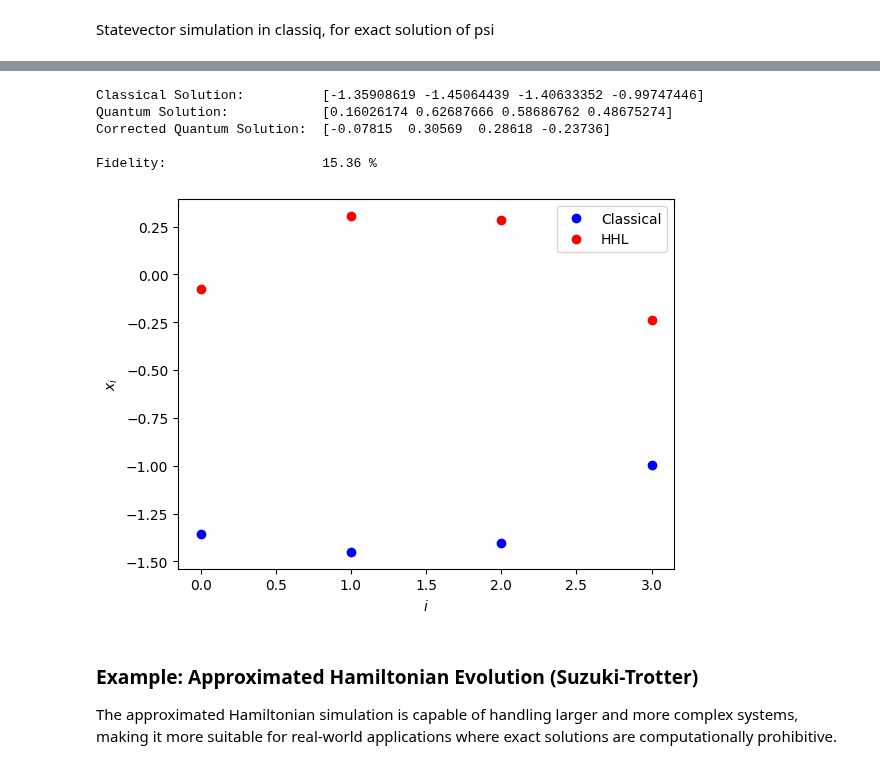
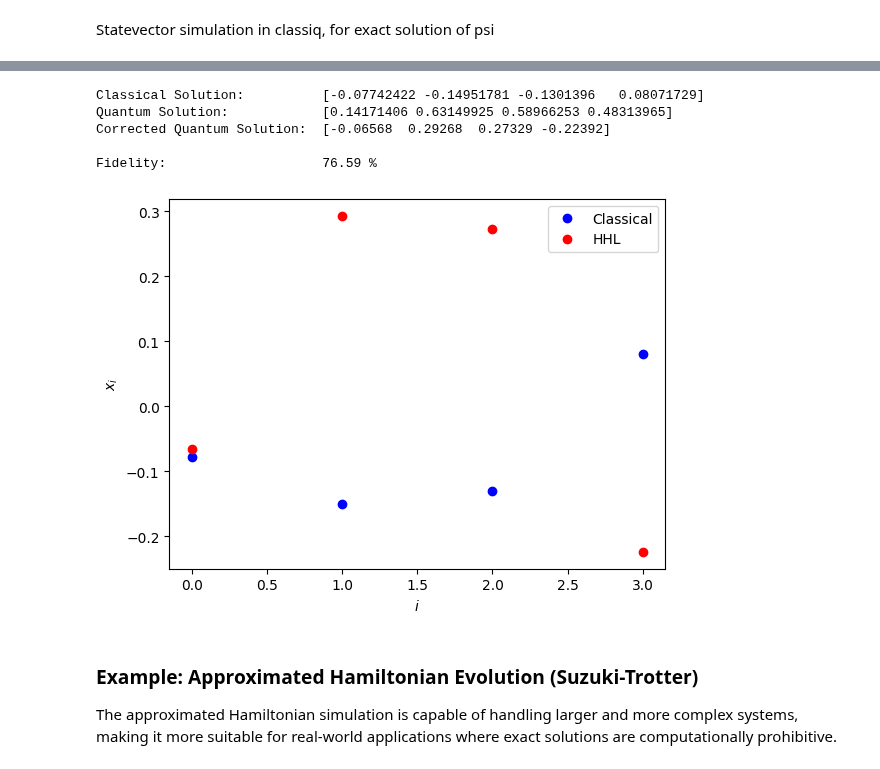
Before and after one commit to Weidsn/Quantum_Computational_Fluid_Dynamics, a Jupyter notebook: Stream function vorticity/hhl.ipynb, the cells around one changed output, grey strips where cells are left out. Cells and saved outputs as stored; diff of their text form; code cells hidden in the pictures.

```diff
--- a/Stream function vorticity/hhl.ipynb
+++ b/Stream function vorticity/hhl.ipynb
@@ -51,7 +55,7 @@ ny = 4
 dx = 1.0/(nx-1) # grid spacing (uniform) in both x and y
 
 # === HHL (QPE) parameters ===
-precision = 5
+precision = 8
 dimension = (nx-2)*(ny-2) # Dimension of the A matrix
 
 omega = np.ones((nx, ny))
@@ -550,21 +554,24 @@ We also need to scale A and obtain the max and min of eigenvalues.
 # %%
 # Define A and b
 
-A = get_A(nx, ny)
+A_prescale = get_A(nx, ny)
 b = np.array(
     [-0.00885448,
     -0.17725898,
     -0.15441119,
     0.17760157,])
 
-print(A.toarray(),b)
+b = b / np.linalg.norm(b)
+
+print(A_prescale.toarray(),b)
 
 min, max = eigenrange_laplacian(nx, ny)
 
-A_scaled = scale_A(A, min, max, precision)
-print(A_scaled.toarray())
+A = scale_A(A_prescale, min, max, precision)
+print(A.toarray())
 
-A = A_scaled.toarray()
+A = A.toarray()
+A_prescale = A_prescale.toarray()
 # %% [output]
 [[ 4. -1. -1.  0.]
  [-1.  4.  0. -1.]
@@ -953,6 +1180,7 @@ from classiq.qmod.symbolic import floor, log
 
 # Parameters for the initial state preparation
 amplitudes = b.tolist()
+precision = 7
 
 @qfunc
 def unitary_with_power_logic(
@@ -1085,14 +1317,14 @@ def hhl(
             phase=phase,
         ),
         # Apply block: on the inside
-        # Generates C/lambda |1>, where C = 1 / 2**precision. Note that C must be a lower bound for the smallest eigenvalue.
+        # Generates C/lambda |1>, where C = lambda_min. Note that C must be a lower bound for the smallest eigenvalue.
         # However, this also explains why synthesis takes so long.
         # We are supposed to perform the controlled rotations with eigenvalues as controls, and the indicator is the target.
         # But here, it computes classical arithmetics to obtain C/lambda given variable lambda, then assigns C/lambda to the indicator qubit.
         lambda: assign_amplitude(
             # Here, we assign the correct amplitide based on the original eigenvalues of A, not of A'.
             # In other words, A' is rescaled back to A at this step.
-            (1 / 2**precision) / (
+            min / (
                 (phase - 1/2**precision)
                 * (max - min)
                 * (2**precision / (2**precision - 1))
@@ -1193,12 +1571,12 @@ pprint.pprint(results, width=120, indent=2)
 # %%
-show_solutions(A, b, qprog_psi_exact, res_psi_exact, precision, check=False)
+show_solutions(A_prescale, b, qprog_psi_exact, res_psi_exact, precision, check=False)
 # %% [output]
-Classical Solution:          [-1.35908619 -1.45064439 -1.40633352 -0.99747446]
-Quantum Solution:            [0.16026174 0.62687666 0.58686762 0.48675274]
-Corrected Quantum Solution:  [-0.07815  0.30569  0.28618 -0.23736]
+Classical Solution:          [-0.07742422 -0.14951781 -0.1301396   0.08071729]
+Quantum Solution:            [0.14171406 0.63149925 0.58966253 0.48313965]
+Corrected Quantum Solution:  [-0.06568  0.29268  0.27329 -0.22392]
 
-Fidelity:                    15.36 %
+Fidelity:                    76.59 %
-[figure, old version]
+[figure, new version]
 # %% [markdown]
 ### Example: Approximated Hamiltonian Evolution (Suzuki-Trotter)
 
```
Also changed, not shown: parts of 32 cells of this notebook, 4 other files.
